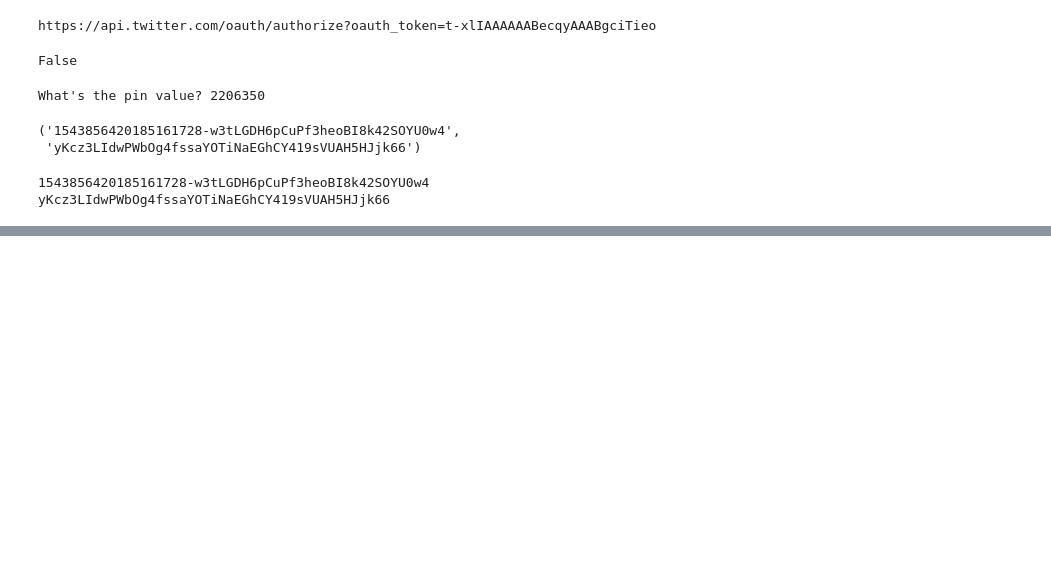
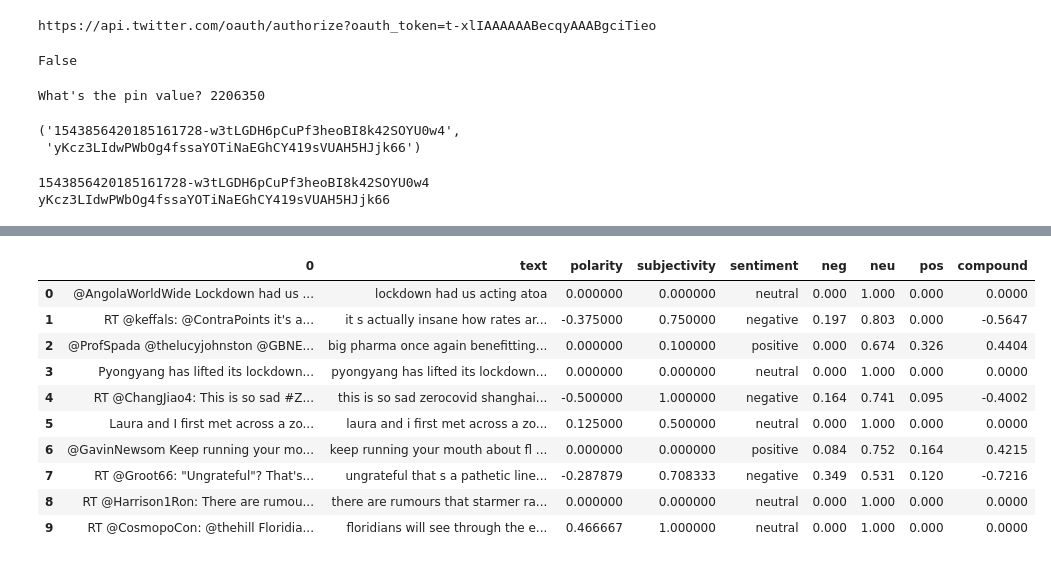
Before and after one commit to andreoniriccardo/twitter-sentiment-analysis, a Jupyter notebook: Twitter Sentiment Analysis.ipynb, the cells around one changed output, grey strips where cells are left out. Cells and saved outputs as stored; diff of their text form; code cells hidden in the pictures; blank space fills up the shorter version.

```diff
--- a/Twitter Sentiment Analysis.ipynb
+++ b/Twitter Sentiment Analysis.ipynb
@@ -71,0 +192,2 @@ TweepError: ignored
+# %%
+tweet_list.drop_duplicates(inplace = True)
@@ -71,0 +198,13 @@ TweepError: ignored
+# %%
+#Cleaning Text (RT, Punctuation etc)
+
+#Creating new dataframe and new features
+tw_list = pd.DataFrame(tweet_list)
+tw_list["text"] = tw_list[0]
+
+#Removing RT, Punctuation etc
+remove_rt = lambda x: re.sub('RT @\w+: '," ",x)
+rt = lambda x: re.sub("(@[A-Za-z0-9]+)|([^0-9A-Za-z \t])|(\w+:\/\/\S+)"," ",x)
+tw_list["text"] = tw_list.text.map(remove_rt).map(rt)
+tw_list["text"] = tw_list.text.str.lower()
+tw_list.head(10)
@@ -71,0 +223,34 @@ TweepError: ignored
+# %%
+#Calculating Negative, Positive, Neutral and Compound values
+
+tw_list[['polarity', 'subjectivity']] = tw_list['text'].apply(lambda Text: pd.Series(TextBlob(Text).sentiment))
+for index, row in tw_list['text'].iteritems():
+    score = SentimentIntensityAnalyzer().polarity_scores(row)
+    neg = score['neg']
+    neu = score['neu']
+    pos = score['pos']
+    comp = score['compound']
+    if neg > pos:
+        tw_list.loc[index, 'sentiment'] = "negative"
+    elif pos > neg:
+        tw_list.loc[index, 'sentiment'] = "positive"
+    else:
+        tw_list.loc[index, 'sentiment'] = "neutral"
+    tw_list.loc[index, 'neg'] = neg
+    tw_list.loc[index, 'neu'] = neu
+    tw_list.loc[index, 'pos'] = pos
+    tw_list.loc[index, 'compound'] = comp
+
+tw_list.head(10)
+# %% [output]
+|  | 0 | text | polarity | subjectivity | sentiment | neg | neu | pos | compound |
+| 0 | @AngolaWorldWide Lockdown had us ... | lockdown had us acting atoa | 0.000000 | 0.000000 | neutral | 0.000 | 1.000 | 0.000 | 0.0000 |
+| 1 | RT @keffals: @ContraPoints it's a... | it s actually insane how rates ar... | -0.375000 | 0.750000 | negative | 0.197 | 0.803 | 0.000 | -0.5647 |
+| 2 | @ProfSpada @thelucyjohnston @GBNE... | big pharma once again benefitting... | 0.000000 | 0.100000 | positive | 0.000 | 0.674 | 0.326 | 0.4404 |
+| 3 | Pyongyang has lifted its lockdown... | pyongyang has lifted its lockdown... | 0.000000 | 0.000000 | neutral | 0.000 | 1.000 | 0.000 | 0.0000 |
+| 4 | RT @ChangJiao4: This is so sad #Z... | this is so sad zerocovid shanghai... | -0.500000 | 1.000000 | negative | 0.164 | 0.741 | 0.095 | -0.4002 |
+| 5 | Laura and I first met across a zo... | laura and i first met across a zo... | 0.125000 | 0.500000 | neutral | 0.000 | 1.000 | 0.000 | 0.0000 |
+| 6 | @GavinNewsom Keep running your mo... | keep running your mouth about fl ... | 0.000000 | 0.000000 | positive | 0.084 | 0.752 | 0.164 | 0.4215 |
+| 7 | RT @Groot66: "Ungrateful"? That's... | ungrateful that s a pathetic line... | -0.287879 | 0.708333 | negative | 0.349 | 0.531 | 0.120 | -0.7216 |
+| 8 | RT @Harrison1Ron: There are rumou... | there are rumours that starmer ra... | 0.000000 | 0.000000 | neutral | 0.000 | 1.000 | 0.000 | 0.0000 |
+| 9 | RT @CosmopoCon: @thehill Floridia... | floridians will see through the e... | 0.466667 | 1.000000 | neutral | 0.000 | 1.000 | 0.000 | 0.0000 |
```
Also changed, not shown: parts of 11 cells of this notebook.
